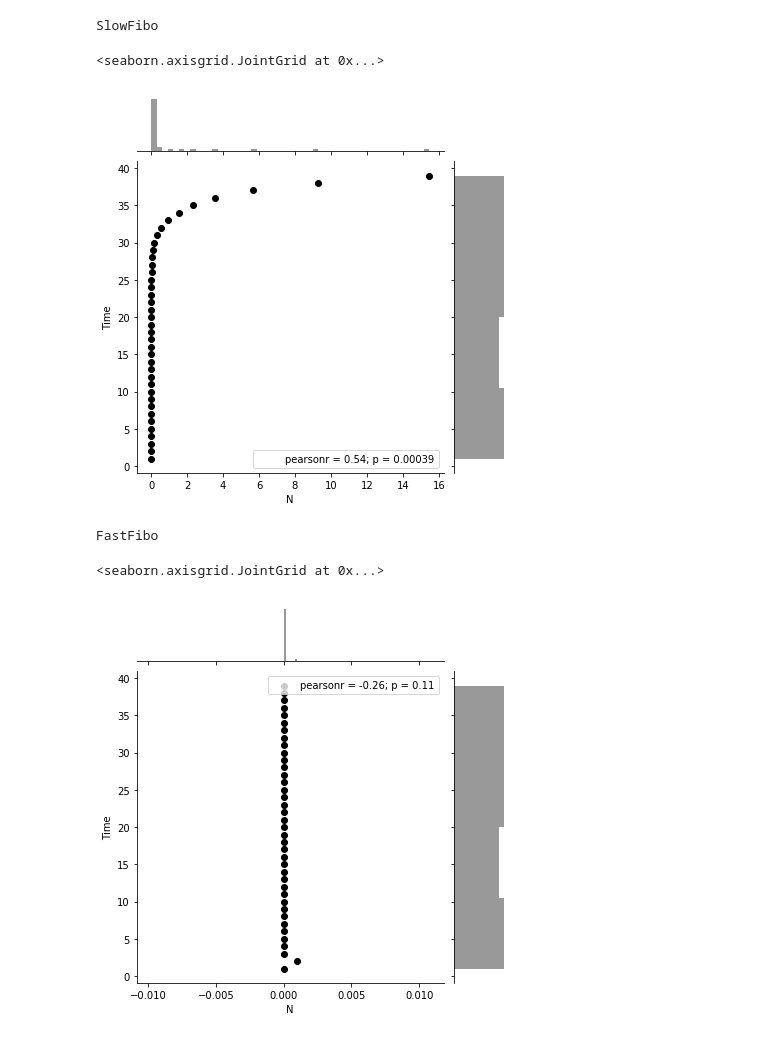
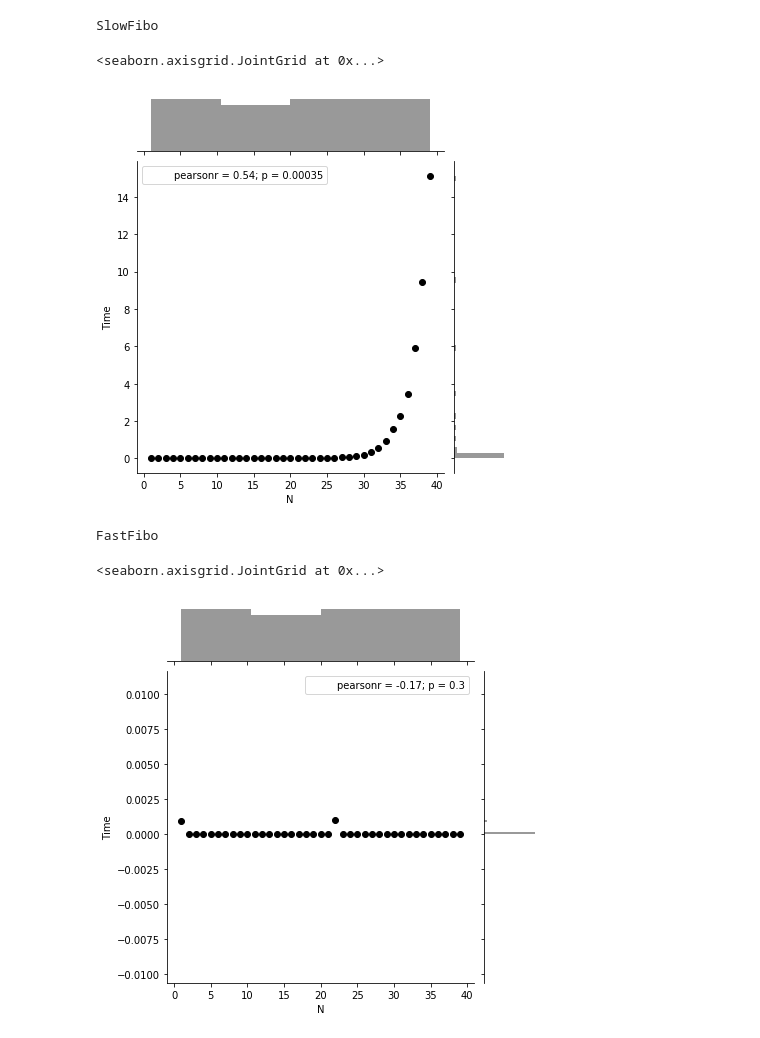
Before and after one commit to Adityarajora/MYMLPractice, a Jupyter notebook: Graph.ipynb, the cells around one changed output. Cells and saved outputs as stored; diff of their text form; code cells hidden in the pictures.

```diff
--- a/Graph.ipynb
+++ b/Graph.ipynb
@@ -88,23 +88,23 @@ Text(0.5,1,'SlowFibo')
 # %%
 #SeaBorn Example
 import pandas as pd
 import seaborn as sb
 from matplotlib import pyplot as plt
 df = sb.load_dataset('iris')
-d1={'N':X,'Time':y}
-d2={'N':x,'Time':y}
+d1={'Time':X,'N':y}
+d2={'Time':x,'N':y}
 D1=pd.DataFrame(d1)
 D2=pd.DataFrame(d2)
 print("SlowFibo")
 sb.jointplot(x='N',y='Time',data=D2,color='black')
 # %% [output]
 SlowFibo
 <seaborn.axisgrid.JointGrid at 0x...>
-[figure, old version]
+[figure, new version]
 # %%
 print('FastFibo')
 sb.jointplot(x='N',y='Time',data=D1,color='black')
 # %% [output]
 FastFibo
 <seaborn.axisgrid.JointGrid at 0x...>
-[figure, old version]
+[figure, new version]
```
Also changed, not shown: parts of 1 cell of this notebook.
